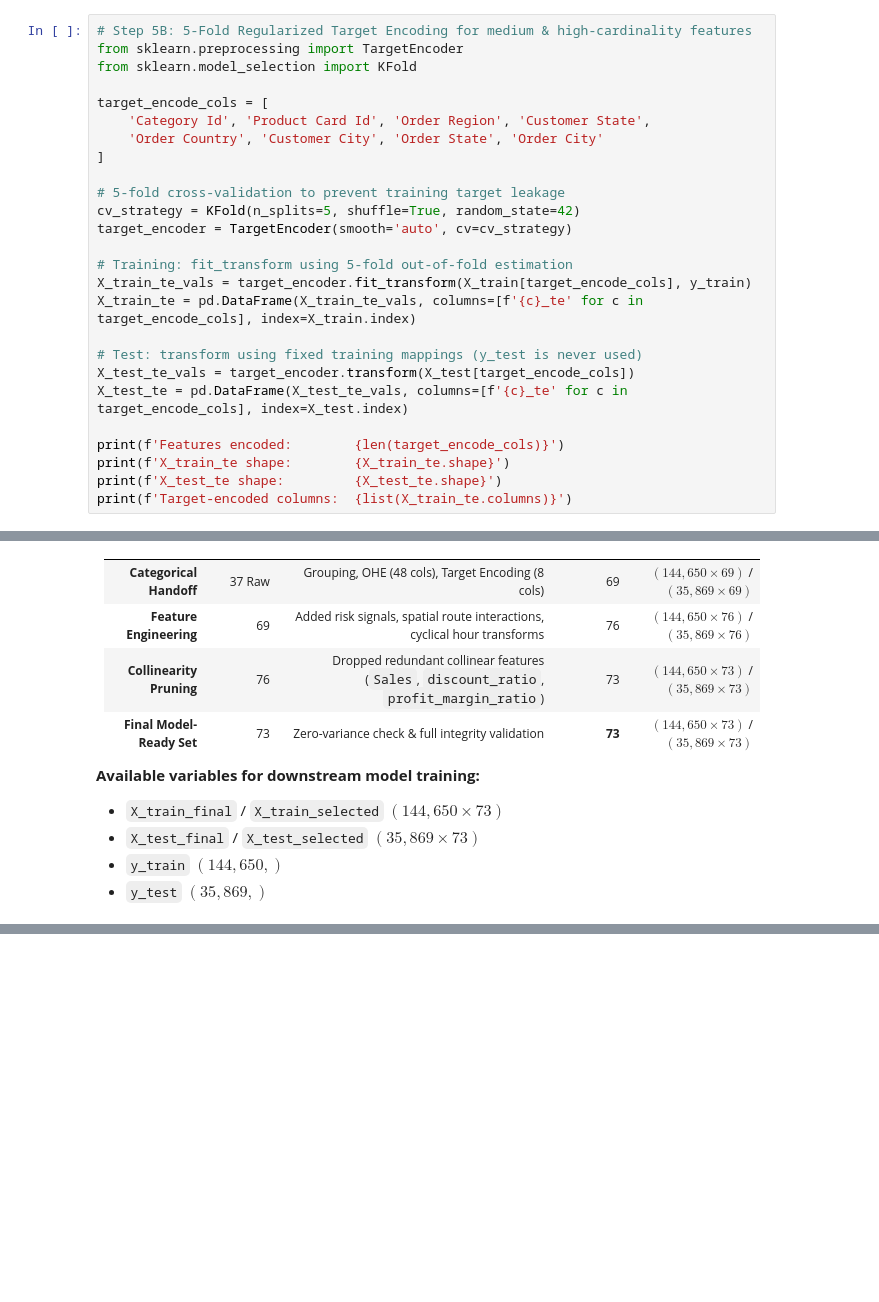
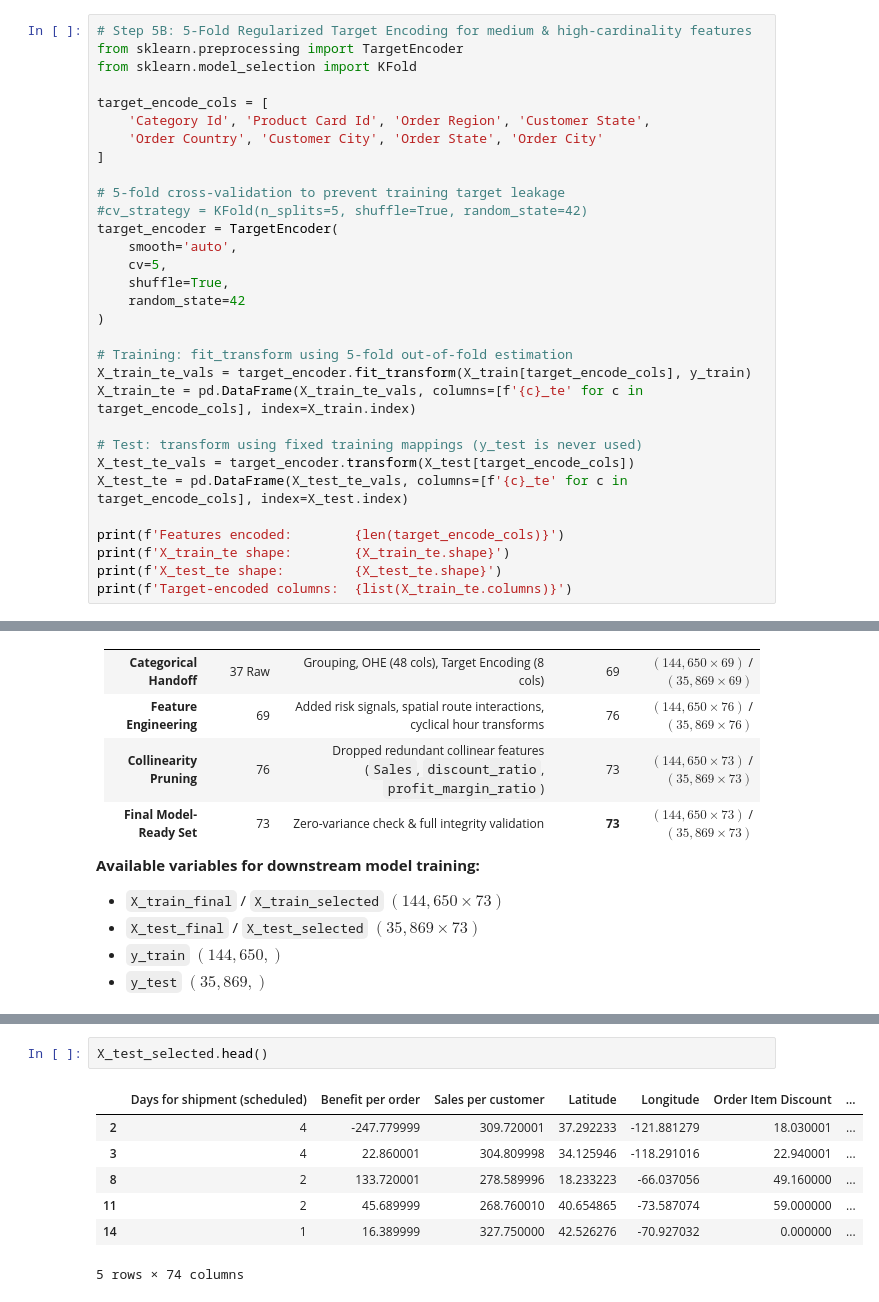
Before and after one commit to thamidu02/supply_chain_ML_model, a Jupyter notebook: test.ipynb, the cells around one changed output, grey strips where cells are left out. Cells and saved outputs as stored; diff of their text form; blank space fills up the shorter version.

Commit message:
Final Feature Engineering in test.ipynp (group) file

```diff
--- a/test.ipynb
+++ b/test.ipynb
@@ -1089,8 +1101,13 @@ target_encode_cols = [
 ]
 
 # 5-fold cross-validation to prevent training target leakage
-cv_strategy = KFold(n_splits=5, shuffle=True, random_state=42)
-target_encoder = TargetEncoder(smooth='auto', cv=cv_strategy)
+#cv_strategy = KFold(n_splits=5, shuffle=True, random_state=42)
+target_encoder = TargetEncoder(
+    smooth='auto',
+    cv=5,
+    shuffle=True,
+    random_state=42
+)
 
 # Training: fit_transform using 5-fold out-of-fold estimation
 X_train_te_vals = target_encoder.fit_transform(X_train[target_encode_cols], y_train)
@@ -1572,0 +1690,10 @@ plt.show()
+# %%
+X_test_selected.head()
+# %% [output]
+|  | Days for shipment (scheduled) | Benefit per order | Sales per customer | Latitude | Longitude | Order Item Discount | ... |
+| 2 | 4 | -247.779999 | 309.720001 | 37.292233 | -121.881279 | 18.030001 | ... |
+| 3 | 4 | 22.860001 | 304.809998 | 34.125946 | -118.291016 | 22.940001 | ... |
+| 8 | 2 | 133.720001 | 278.589996 | 18.233223 | -66.037056 | 49.160000 | ... |
+| 11 | 2 | 45.689999 | 268.760010 | 40.654865 | -73.587074 | 59.000000 | ... |
+| 14 | 1 | 16.389999 | 327.750000 | 42.526276 | -70.927032 | 0.000000 | ... |
+5 rows × 74 columns
```
Also changed, not shown: parts of 20 cells of this notebook.
